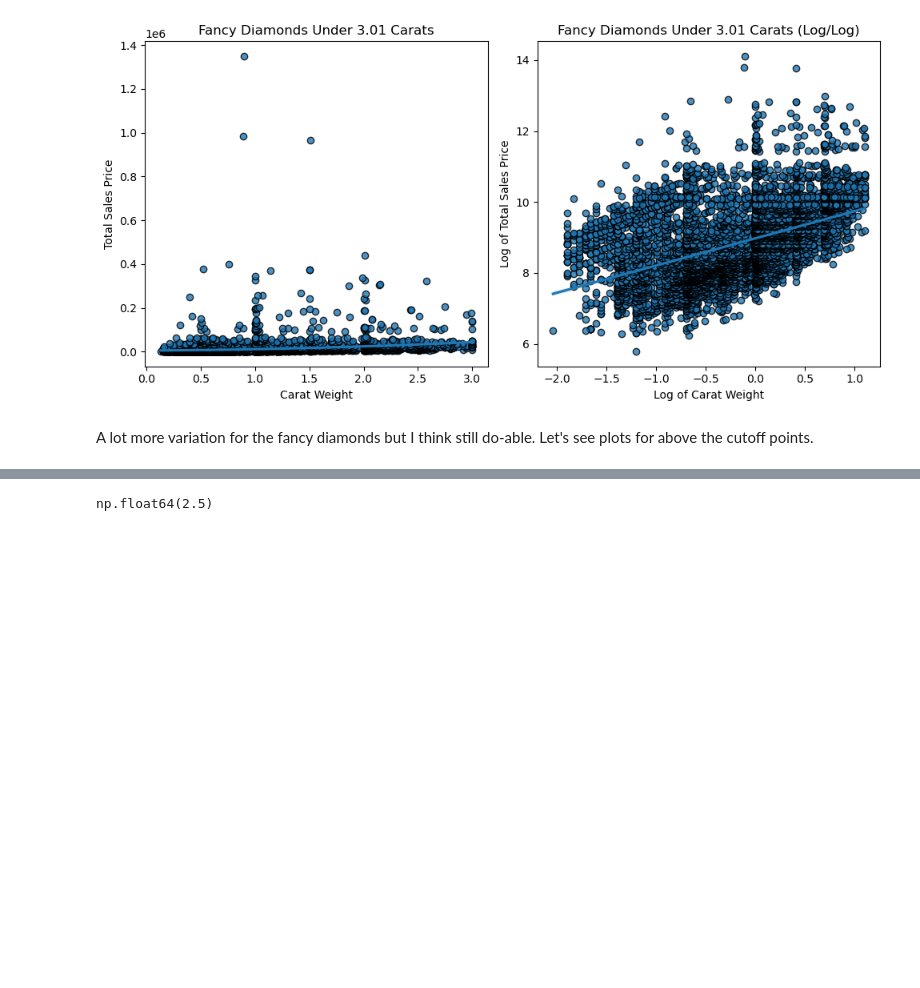
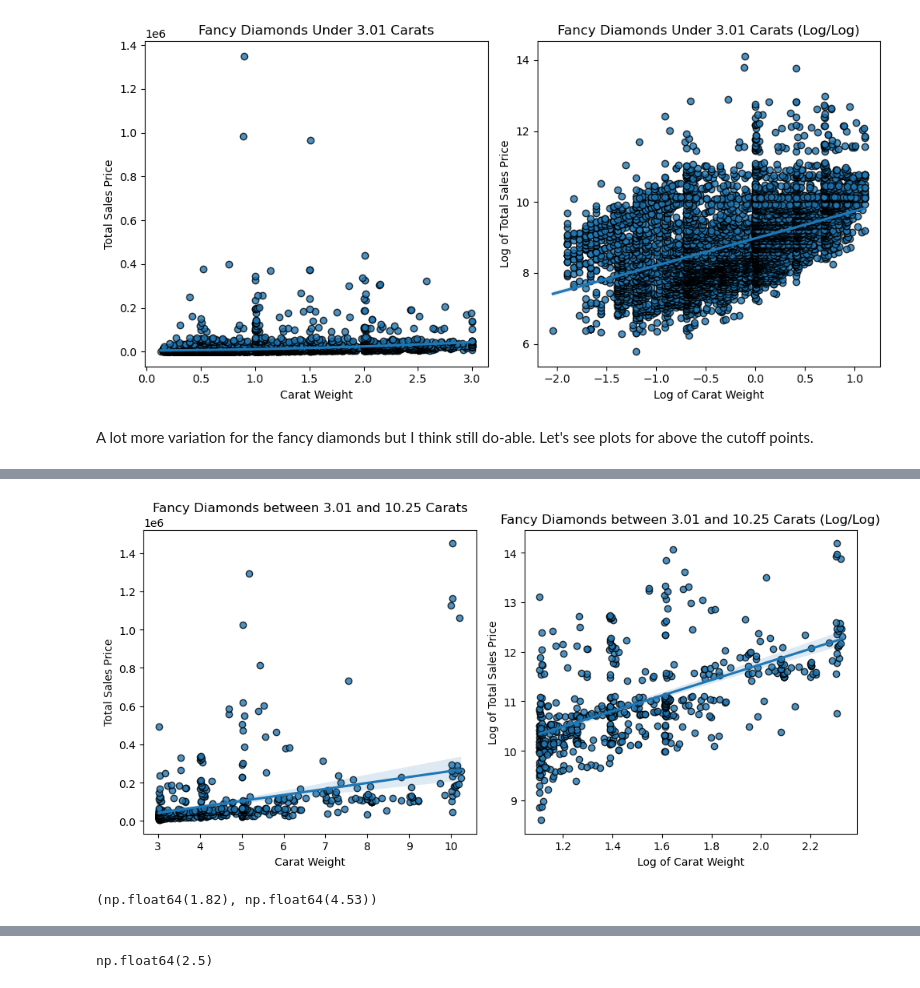
Before and after one commit to Data-Science-Projects-Code/Diamonds, a Jupyter notebook: notebooks/Models_breakout_fancy.ipynb, the cells around one changed output, grey strips where cells are left out. Cells and saved outputs as stored; diff of their text form; code cells hidden in the pictures; blank space fills up the shorter version.

```diff
--- a/notebooks/Models_breakout_fancy.ipynb
+++ b/notebooks/Models_breakout_fancy.ipynb
@@ -354,0 +432,19 @@ plt.show()
+# %%
+fig, (ax1, ax2) = plt.subplots(1, 2, figsize=(10, 5))
+
+# linear
+sns.regplot(x='carat_weight', y='total_sales_price', data=fancy_high_cw, ax=ax1, scatter_kws={'edgecolor':'black'})
+ax1.set_xlabel('Carat Weight')
+ax1.set_ylabel('Total Sales Price')
+ax1.set_title(f'Fancy Diamonds between {fancy_upper_lim_carat} and {round(fancy_high_cutoff, 2)} Carats')
+
+# log/log
+sns.regplot(x='log_cw', y='log_price', data=fancy_high_cw, ax=ax2, scatter_kws={'edgecolor':'black'})
+ax2.set_xlabel('Log of Carat Weight')
+ax2.set_ylabel('Log of Total Sales Price')
+ax2.set_title(f'Fancy Diamonds between {fancy_upper_lim_carat} and {round(fancy_high_cutoff, 2)} Carats (Log/Log)')
+
+plt.tight_layout()
+plt.show()
+# %% [output]
+[figure, added]
@@ -354,0 +461,5 @@ plt.show()
+# %%
+clear_low_cw.carat_weight.min(), clear_high_cw.carat_weight.max()
+clear_high_cw.carat_weight.min(), clear_high_cw.carat_weight.max()
+# %% [output]
+(np.float64(1.82), np.float64(4.53))
```
Also changed, not shown: parts of 29 cells of this notebook.
